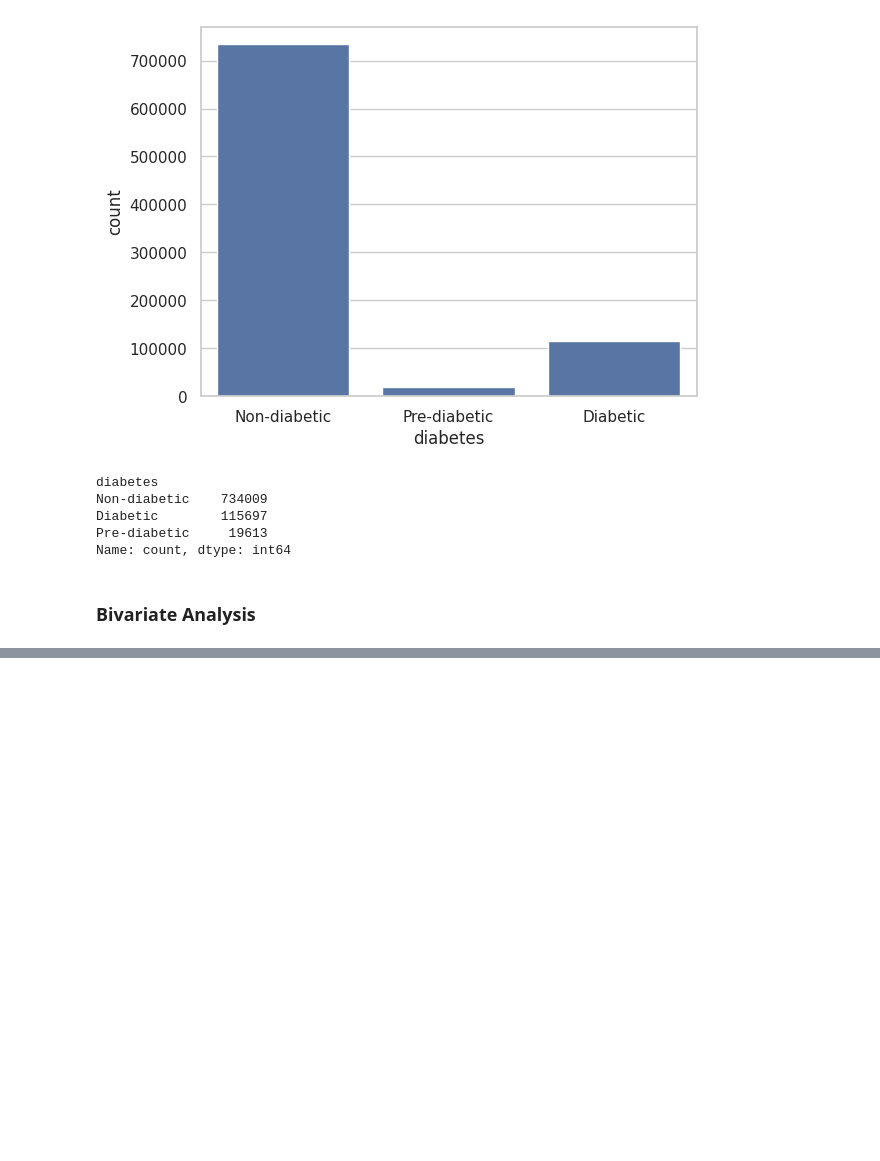
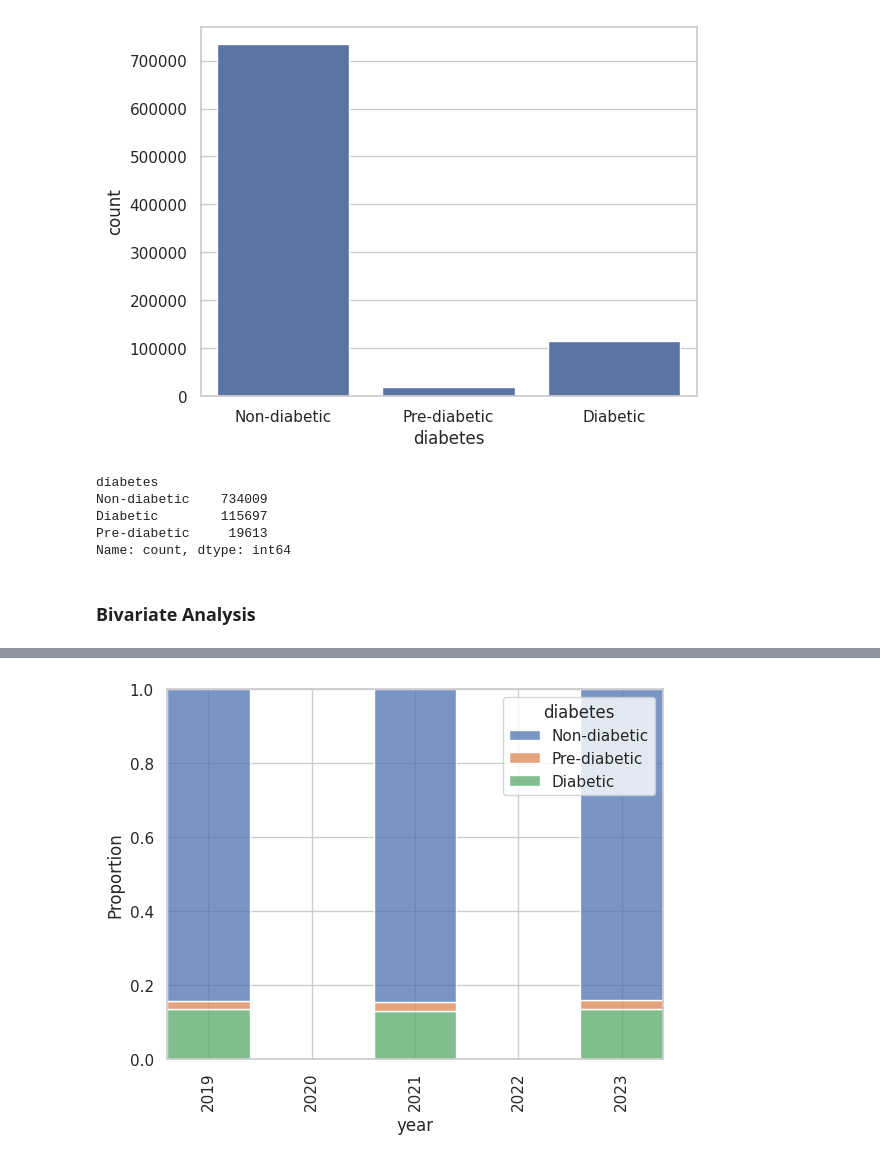
Before and after one commit to maradeben/wotosuga-core, a Jupyter notebook: model_building/notebook.ipynb, the cells around one changed output, grey strips where cells are left out. Cells and saved outputs as stored; diff of their text form; code cells hidden in the pictures; blank space fills up the shorter version.

```diff
--- a/model_building/notebook.ipynb
+++ b/model_building/notebook.ipynb
@@ -837,0 +874,13 @@ Name: count, dtype: int64
+# %%
+sns.histplot(
+    data=df,
+    x="year",
+    hue="diabetes",
+    multiple="fill",
+    stat="proportion",
+    discrete=True,
+    shrink=0.8
+)
+plt.xticks(rotation=90);
+# %% [output]
+[figure, added]
```
Also changed, not shown: parts of 45 cells of this notebook.
